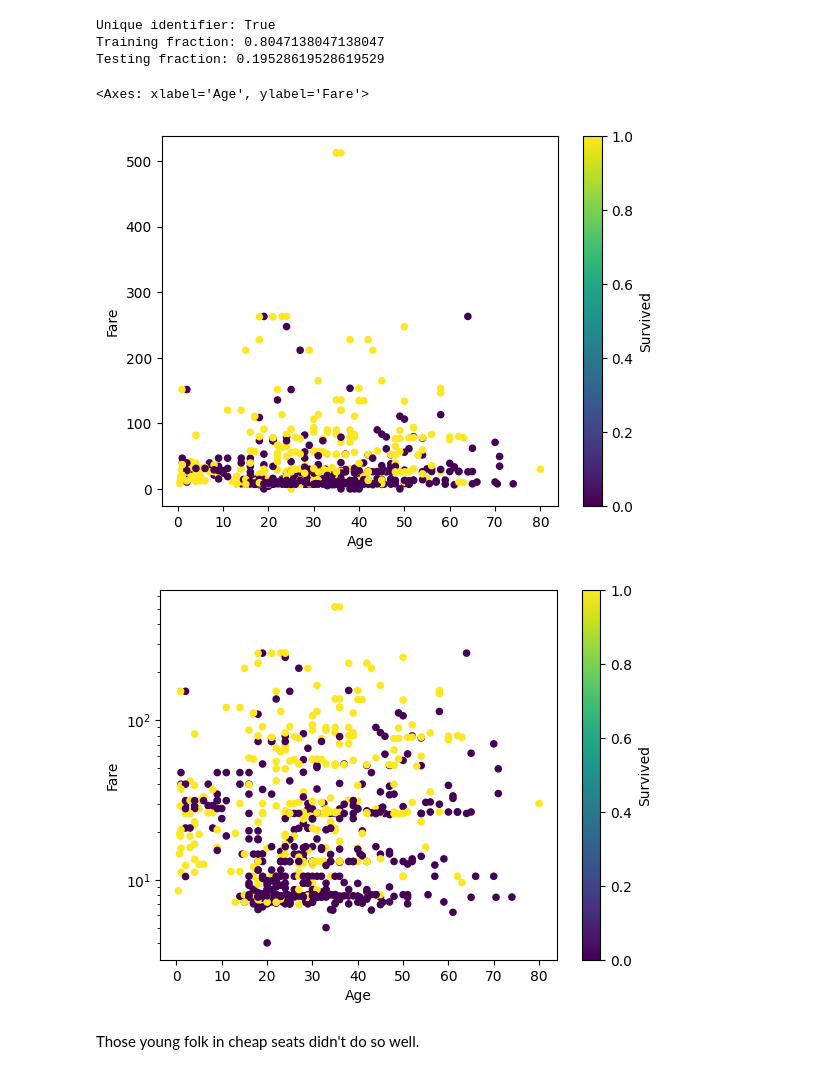
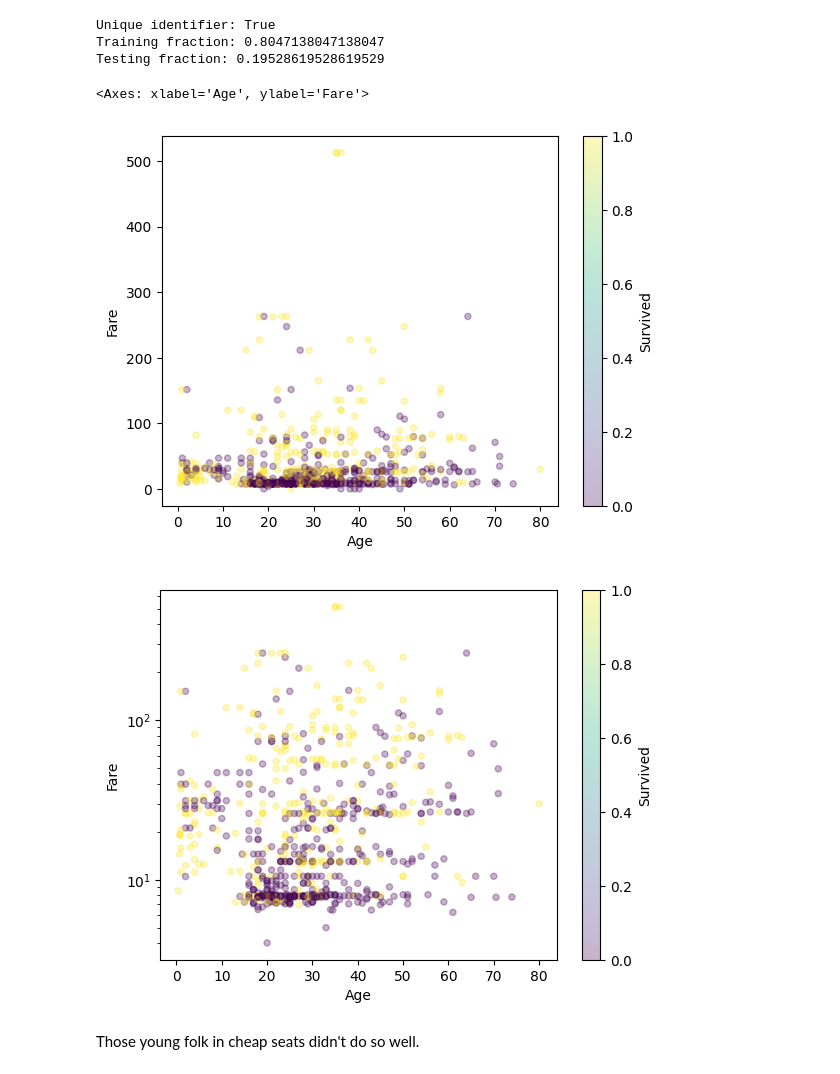
Before and after one commit to mru-data3464/w26, a Jupyter notebook: demo_code/03_eda/eda_demo.ipynb, the cells around one changed output. Saved outputs shown, nothing was run; the diff lists cells and outputs as text; code cells hidden in the pictures.

```diff
--- a/demo_code/03_eda/eda_demo.ipynb
+++ b/demo_code/03_eda/eda_demo.ipynb
@@ -208,16 +280,16 @@ Testing fraction: 0.19528619528619529
 # %%
 # scatter plots
 # Is there a relationship between age/fare and survival?
-td.plot.scatter(x="Age", y="Fare", c="Survived", cmap="viridis")
+td.plot.scatter(x="Age", y="Fare", c="Survived", cmap="viridis", alpha=0.3)
 # %% [output]
 <Axes: xlabel='Age', ylabel='Fare'>
-[figure, old version]
+[figure, new version]
 # %%
 # maybe a log scale would help?
-ax = td.plot.scatter(x="Age", y="Fare", c="Survived", cmap="viridis")
+ax = td.plot.scatter(x="Age", y="Fare", c="Survived", cmap="viridis", alpha=0.3)
 ax.set_yscale("log")
 # %% [output]
-[figure, old version]
+[figure, new version]
 # %% [markdown]
 Those young folk in cheap seats didn't do so well.
 # %%
```
Also changed, not shown: parts of 9 cells of this notebook, 1 other file.
